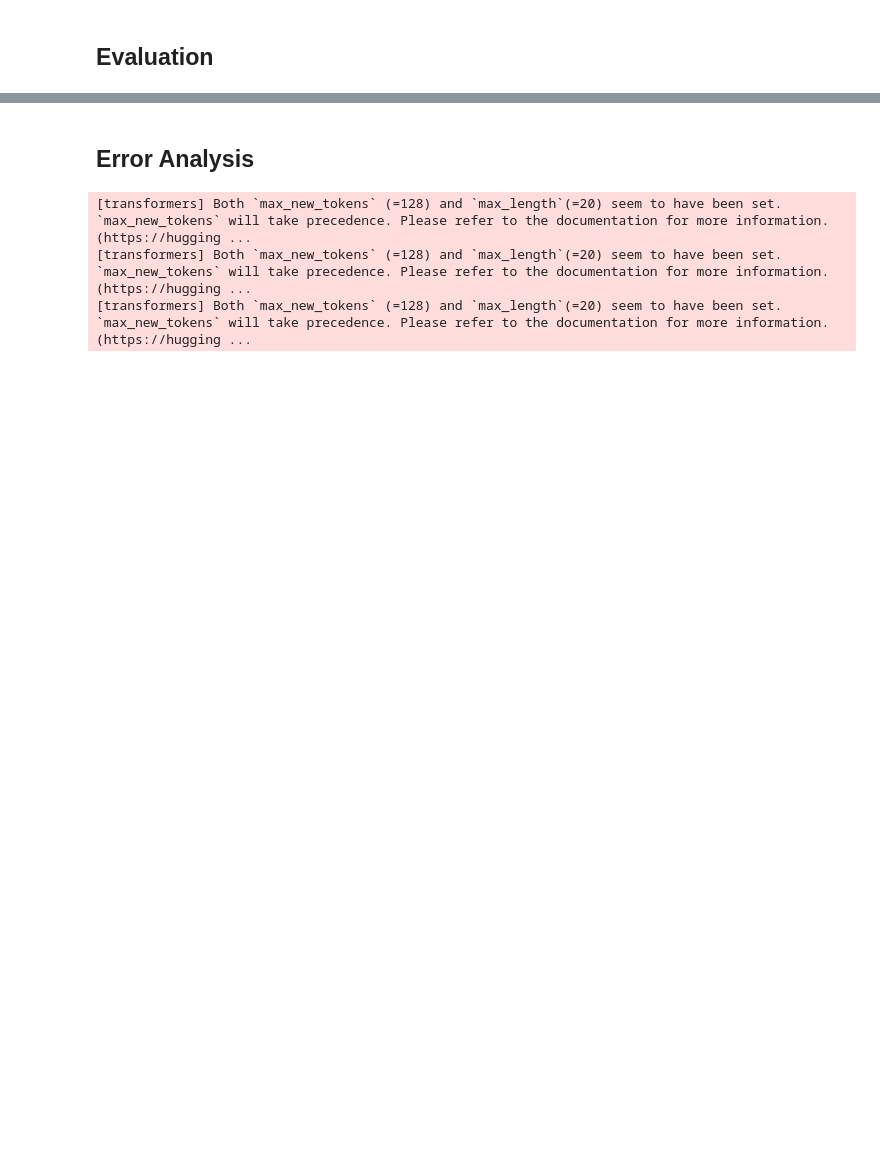
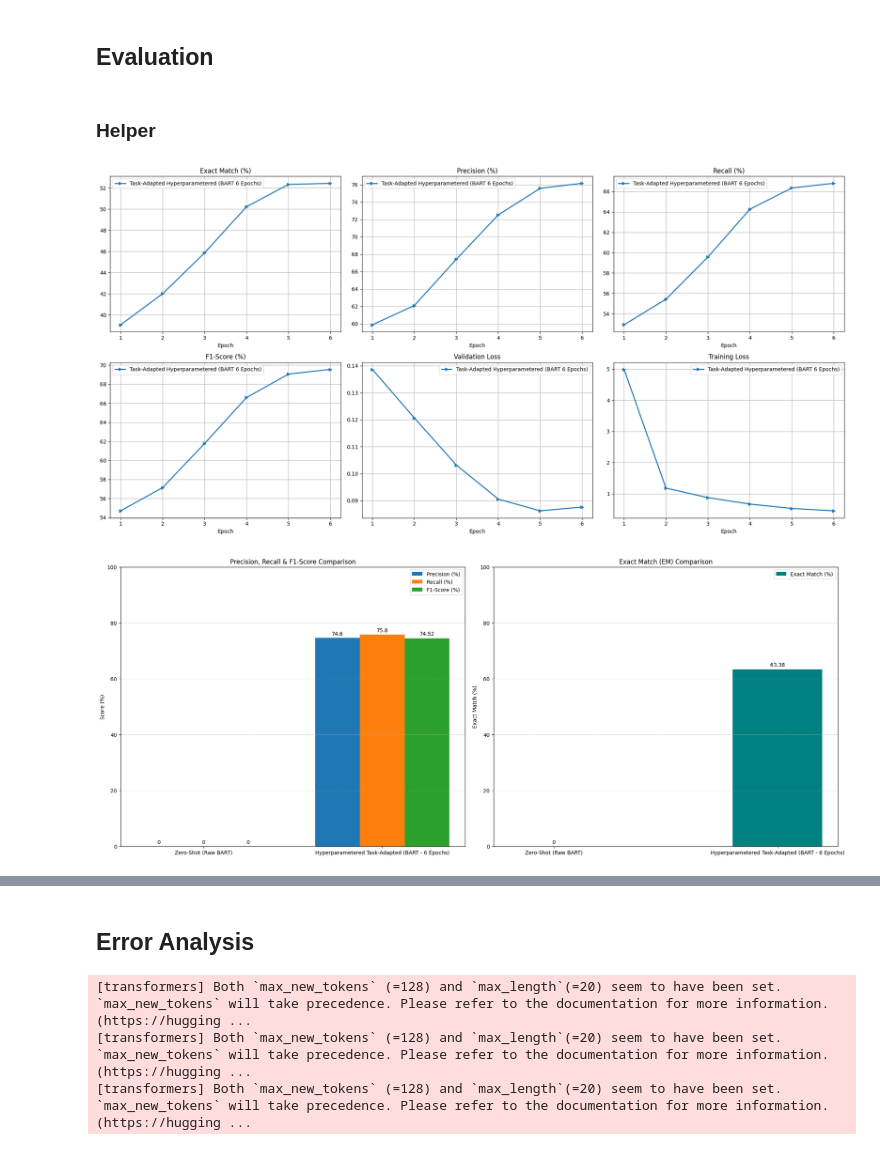
Before and after one commit to RinMDfa-a/IF5153_NLP_Final_Projects, a Jupyter notebook: src/phase2/experiment/absa_experiment.ipynb, the cells around one changed output, grey strips where cells are left out. Drawn from its saved outputs; the diff is of its cells as text; code cells hidden in the pictures; blank space fills up the shorter version.

```diff
--- a/src/phase2/experiment/absa_experiment.ipynb
+++ b/src/phase2/experiment/absa_experiment.ipynb
@@ -393,2 +385,4 @@ print(pd.DataFrame([bart_hyperparametered_task_adapted_evaluation]))
 # %% [markdown]
 ## Evaluation
+# %% [markdown]
+### Helper
@@ -395,3 +470,25 @@ print(pd.DataFrame([bart_hyperparametered_task_adapted_evaluation]))
+# %%
+metrics = {
+    "Zero-Shot (Raw BART)": {
+        "method": "Zero Shot",
+        "log": [{
+            "eval_em": res_zero_shot["Exact Match (%)"],
+            "eval_precision": res_zero_shot["Precision (%)"],
+            "eval_recall": res_zero_shot["Recall (%)"],
+            "eval_f1": res_zero_shot["F1-Score (%)"],
+        }]
+    },
+    "Task-Adapted Hyperparametered (BART 6 Epochs)": {
+        "method": "Fine Tune",
+        "log": bart_hyperparametered_task_adapted_trainer.state.log_history
+    },
+}
+# %%
+visualize_history_finetune(metrics)
+visualize_model_comparison(all_expe_results)
+# %% [output]
+[figure, added]
+[figure, added]
 # %%
 summary_df = pd.DataFrame(all_expe_results)
 display(summary_df)
```
Also changed, not shown: parts of 37 cells of this notebook, 4 other files.
